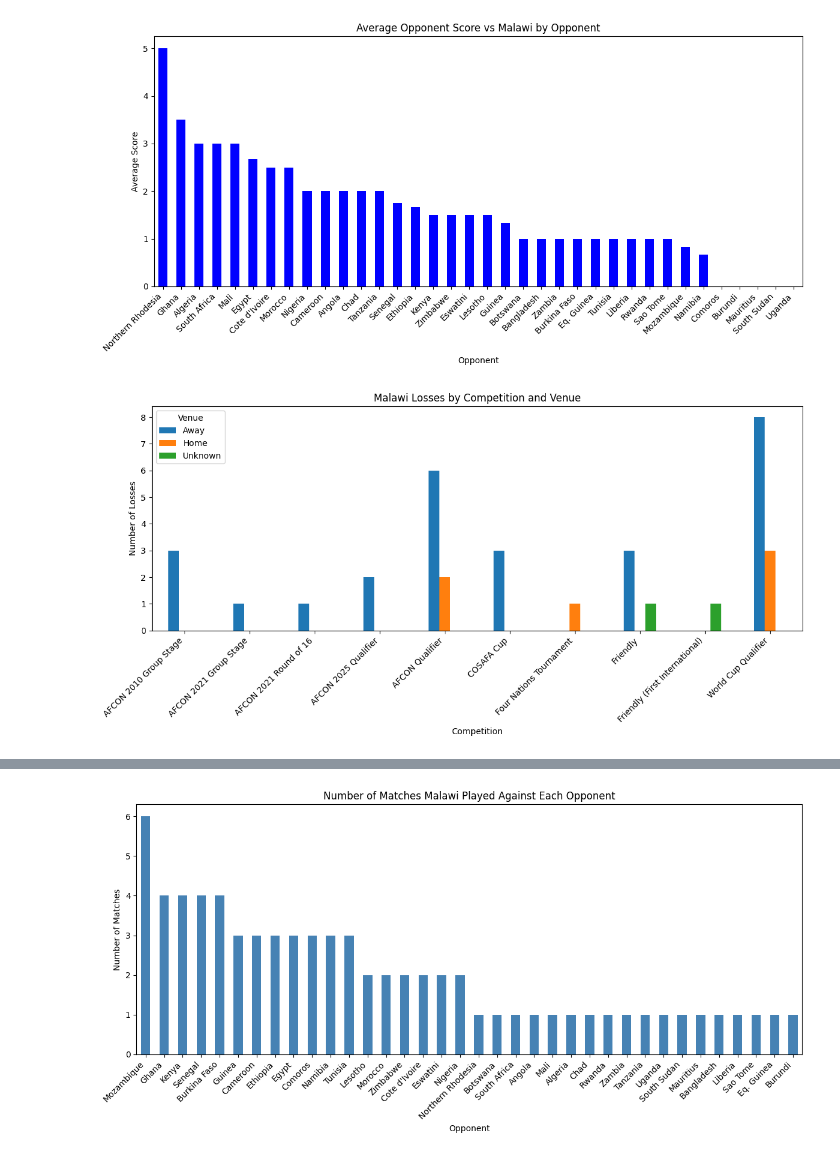
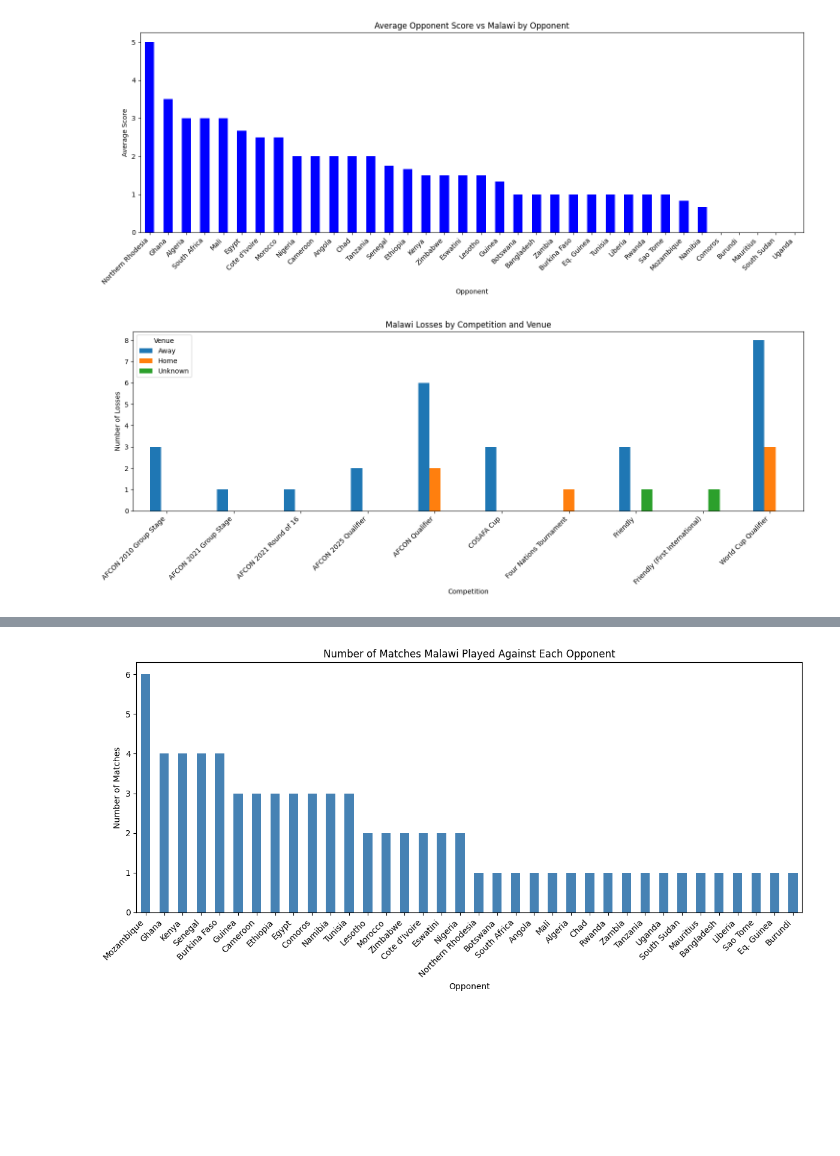
Before and after one commit to Victoire03/Malawi_National_Soccer_Team, a Jupyter notebook: Malawi_National_Soccer_Team.ipynb, the cells around one changed output, grey strips where cells are left out. Saved outputs shown, nothing was run; the diff lists cells and outputs as text; code cells hidden in the pictures; blank space fills up the shorter version.

```diff
--- a/Malawi_National_Soccer_Team.ipynb
+++ b/Malawi_National_Soccer_Team.ipynb
@@ -32,20 +25,20 @@ Name: count, dtype: int64
 # %%
 df.columns
 
 # Group by Opponent and calculate average or total opponent score
 opponent_scores = df.groupby('Opponent')['Opponent Score'].mean().sort_values(ascending=False)
 
 # Plot
-plt.figure(figsize=(12, 6))
+plt.figure(figsize=(15, 6))
 opponent_scores.plot(kind='bar', color='blue')
 plt.title('Average Opponent Score vs Malawi by Opponent')
 plt.ylabel('Average Score')
 plt.xlabel('Opponent')
 plt.xticks(rotation=45, ha='right')
 plt.tight_layout()
 plt.show()
 # %% [output]
-[figure, old version]
+[figure, new version]
 # %%
 # Filter for games Malawi lost
 losses = df[df['Result'] == 'Loss']
@@ -54,7 +47,7 @@ losses = df[df['Result'] == 'Loss']
 grouped = losses.groupby(['Competition', 'Venue']).size().unstack(fill_value=0)
 
 # Plot as a grouped bar chart
-grouped.plot(kind='bar', figsize=(12, 6))
+grouped.plot(kind='bar', figsize=(15, 6))
 plt.title('Malawi Losses by Competition and Venue')
 plt.ylabel('Number of Losses')
 plt.xlabel('Competition')
@@ -62,7 +55,7 @@ plt.xticks(rotation=45, ha='right')
 plt.tight_layout()
 plt.show()
 # %% [output]
-[figure, old version]
+[figure, new version]
 # %%
 df
 # %% [output]
```
Also changed, not shown: parts of 2 cells of this notebook.
